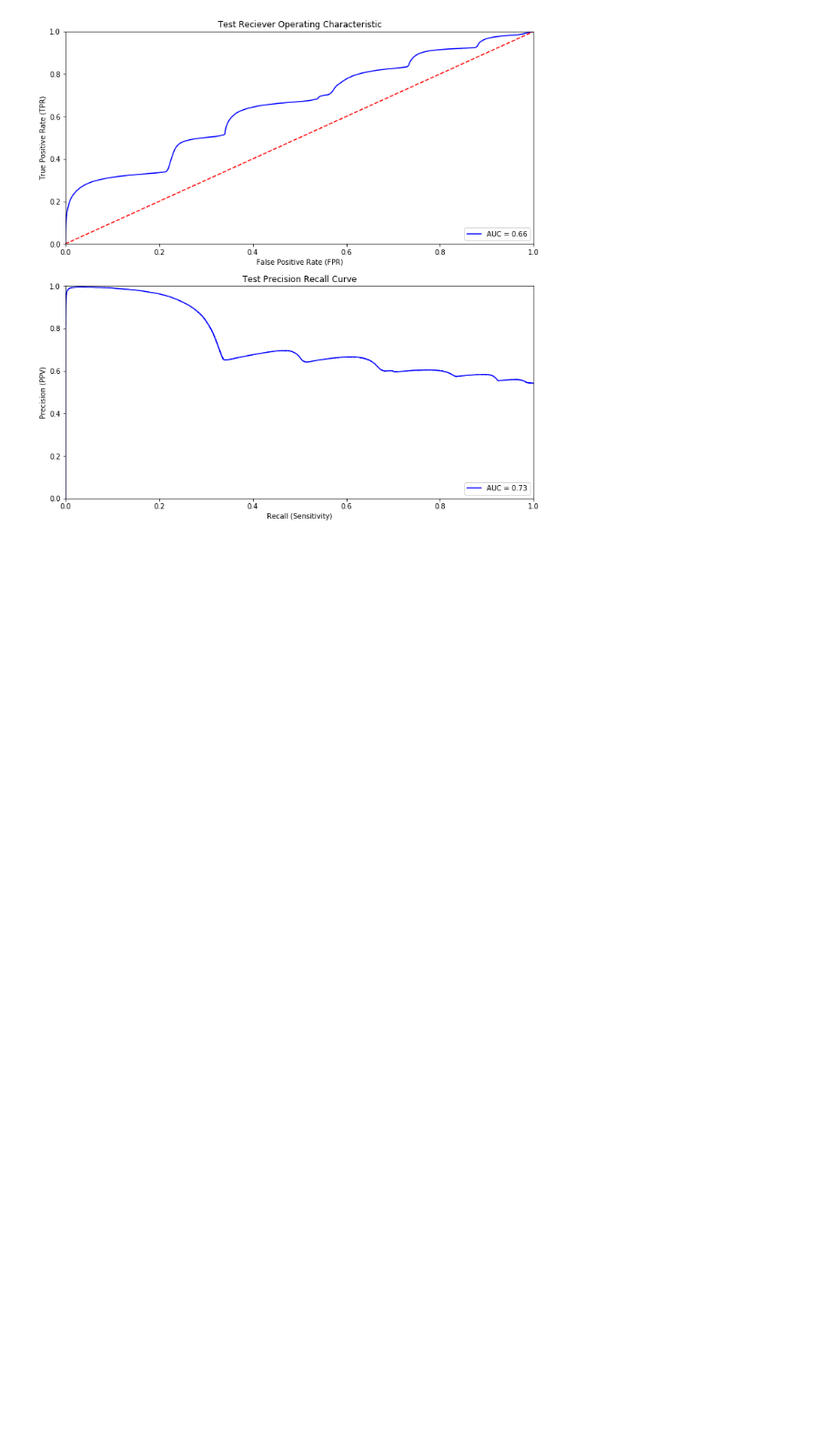
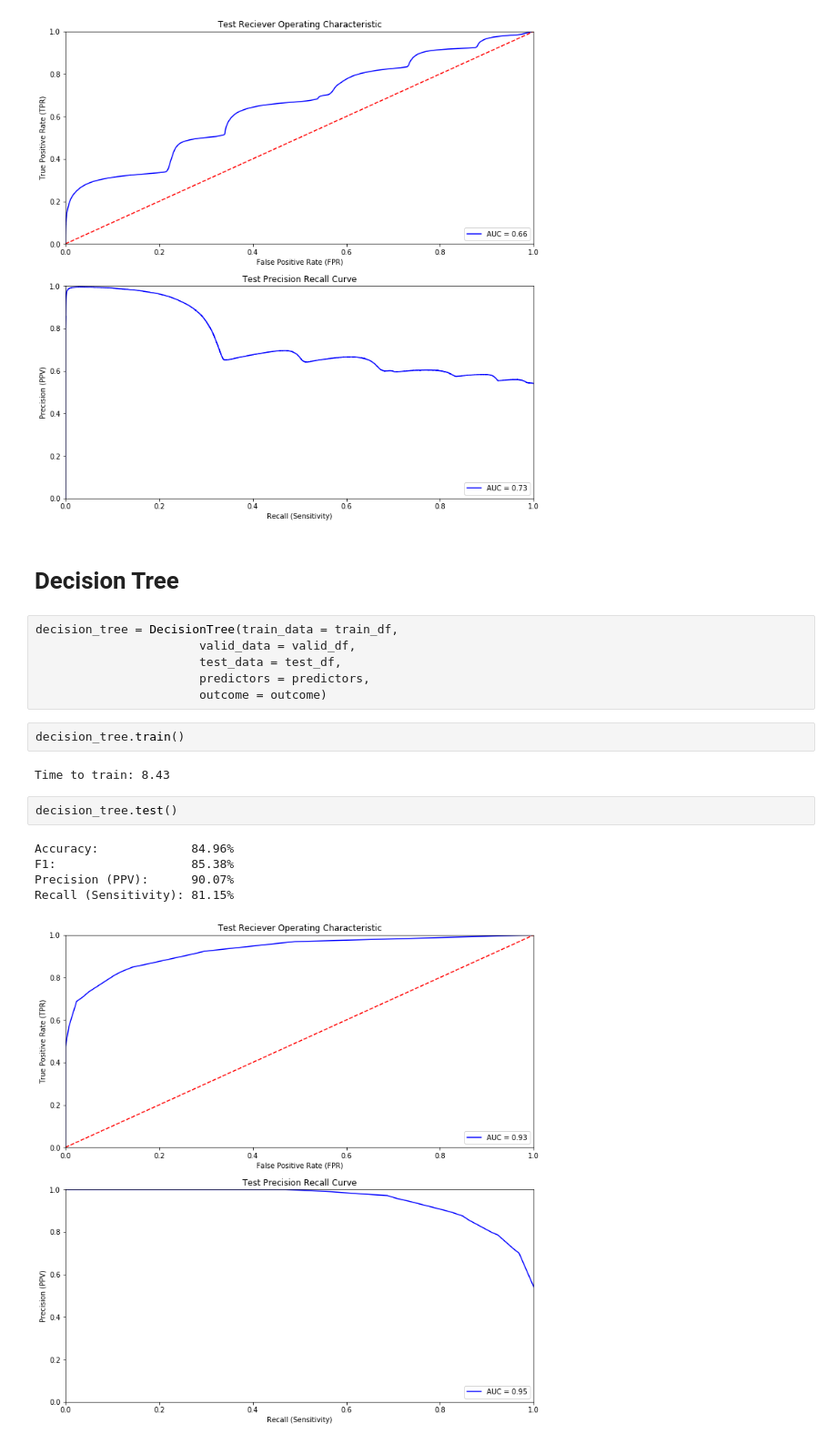
Before and after one commit to fredmell/CS229Project, a Jupyter notebook: python/Initial_Modeling.ipynb, the cells around one changed output. Shown at 91% size. Drawn from its saved outputs; the diff is of its cells as text; blank space fills up the shorter version.

Commit message:
Tree based algorithms implemented with good performance

```diff
--- a/python/Initial_Modeling.ipynb
+++ b/python/Initial_Modeling.ipynb
@@ -131,3 +131,23 @@ F1:                   0.00%
 Precision (PPV):      50.00%
 Recall (Sensitivity): 0.00%
 [figure]
+# %% [markdown]
+# Decision Tree
+# %%
+decision_tree = DecisionTree(train_data = train_df,
+                       valid_data = valid_df,
+                       test_data = test_df,
+                       predictors = predictors,
+                       outcome = outcome)
+# %%
+decision_tree.train()
+# %% [output]
+Time to train: 8.43
+# %%
+decision_tree.test()
+# %% [output]
+Accuracy:             84.96%
+F1:                   85.38%
+Precision (PPV):      90.07%
+Recall (Sensitivity): 81.15%
+[figure, added]
```
Also changed, not shown: parts of 9 cells of this notebook, 1 other file.
